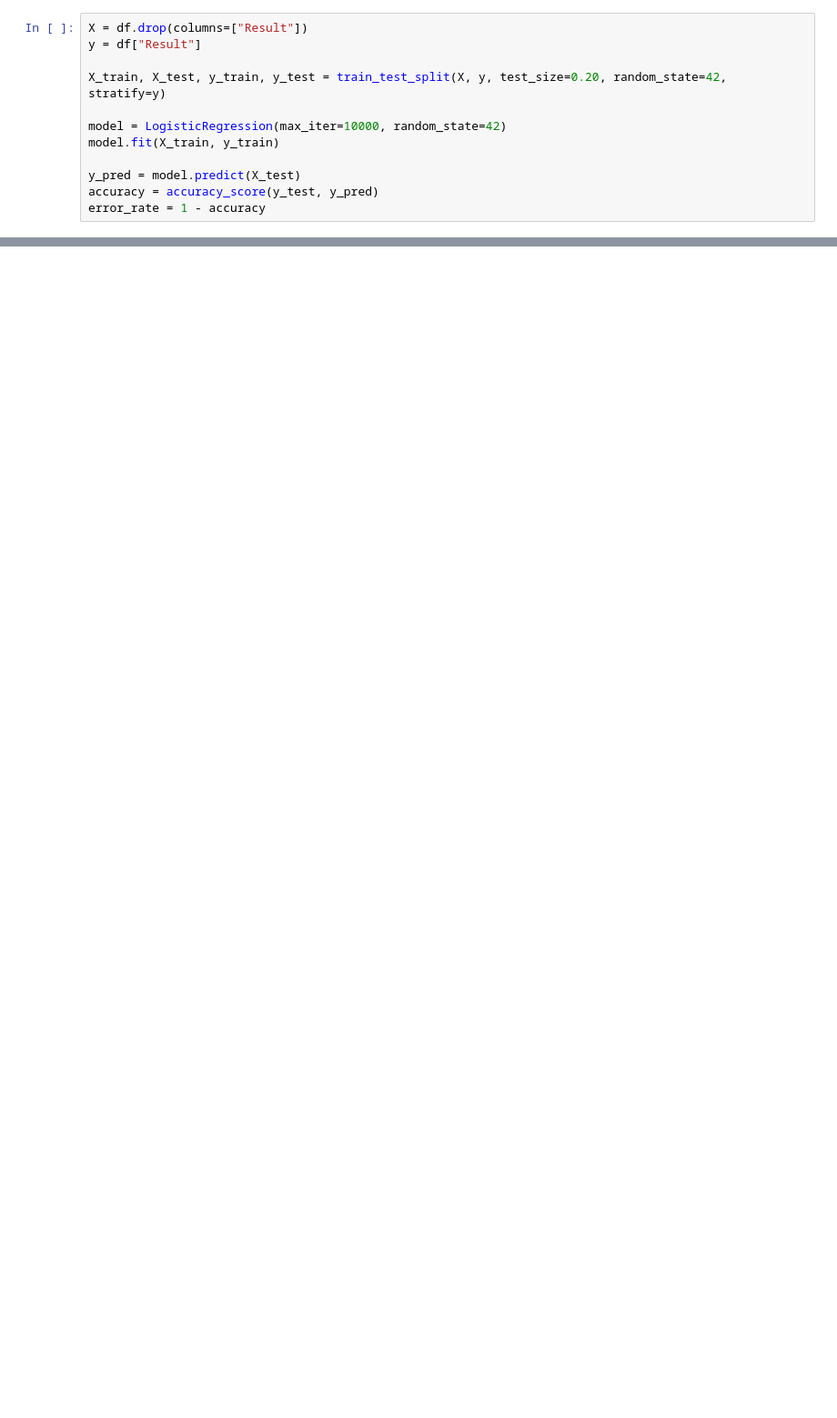
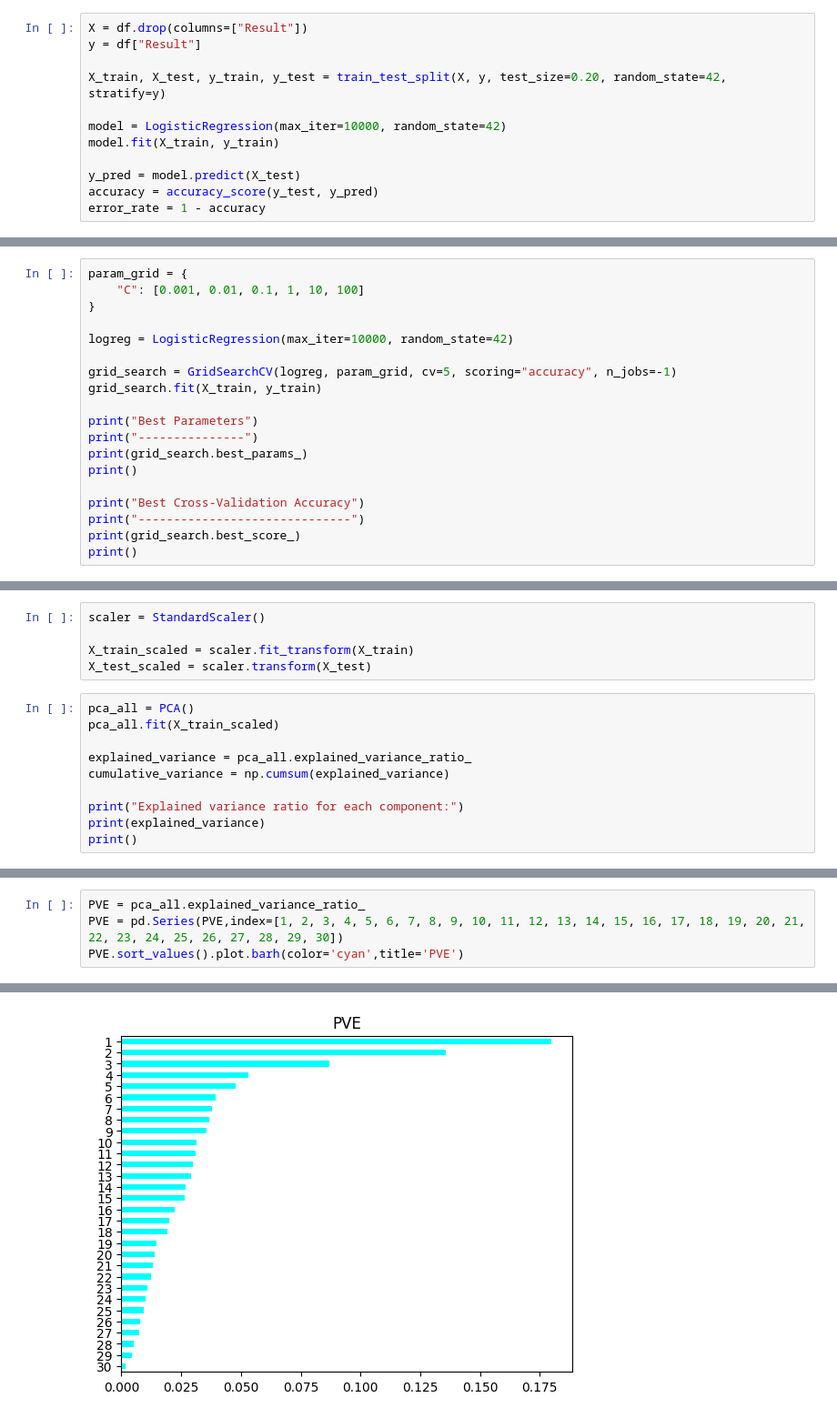
Before and after one commit to rhit-kennym1/csse415-final-project, a Jupyter notebook: LogReg.ipynb, the cells around one changed output, grey strips where cells are left out. Shown at 91% size. Saved outputs shown, nothing was run; the diff lists cells and outputs as text; blank space fills up the shorter version.

Commit message:
Added all my work on Logistic Regression Classifier and pushed the baseline classifier

```diff
--- a/LogReg.ipynb
+++ b/LogReg.ipynb
@@ -99,0 +80,19 @@ Legitimate (-1)       0.93      0.90      0.92       980
+# %%
+param_grid = {
+    "C": [0.001, 0.01, 0.1, 1, 10, 100]
+}
+
+logreg = LogisticRegression(max_iter=10000, random_state=42)
+
+grid_search = GridSearchCV(logreg, param_grid, cv=5, scoring="accuracy", n_jobs=-1)
+grid_search.fit(X_train, y_train)
+
+print("Best Parameters")
+print("---------------")
+print(grid_search.best_params_)
+print()
+
+print("Best Cross-Validation Accuracy")
+print("------------------------------")
+print(grid_search.best_score_)
+print()
@@ -99,0 +337,15 @@ Legitimate (-1)       0.93      0.90      0.92       980
+# %%
+scaler = StandardScaler()
+
+X_train_scaled = scaler.fit_transform(X_train)
+X_test_scaled = scaler.transform(X_test)
+# %%
+pca_all = PCA()
+pca_all.fit(X_train_scaled)
+
+explained_variance = pca_all.explained_variance_ratio_
+cumulative_variance = np.cumsum(explained_variance)
+
+print("Explained variance ratio for each component:")
+print(explained_variance)
+print()
@@ -99,0 +359,5 @@ Legitimate (-1)       0.93      0.90      0.92       980
+# %%
+PVE = pca_all.explained_variance_ratio_
+PVE = pd.Series(PVE,index=[1, 2, 3, 4, 5, 6, 7, 8, 9, 10, 11, 12, 13, 14, 15, 16, 17, 18, 19, 20, 21, 22, 23, 24, 25, 26, 27, 28, 29, 30])
+PVE.sort_values().plot.barh(color='cyan',title='PVE')
+# %% [output]
@@ -99,0 +365 @@ Legitimate (-1)       0.93      0.90      0.92       980
+[figure, added]
```
Also changed, not shown: parts of 28 cells of this notebook.
